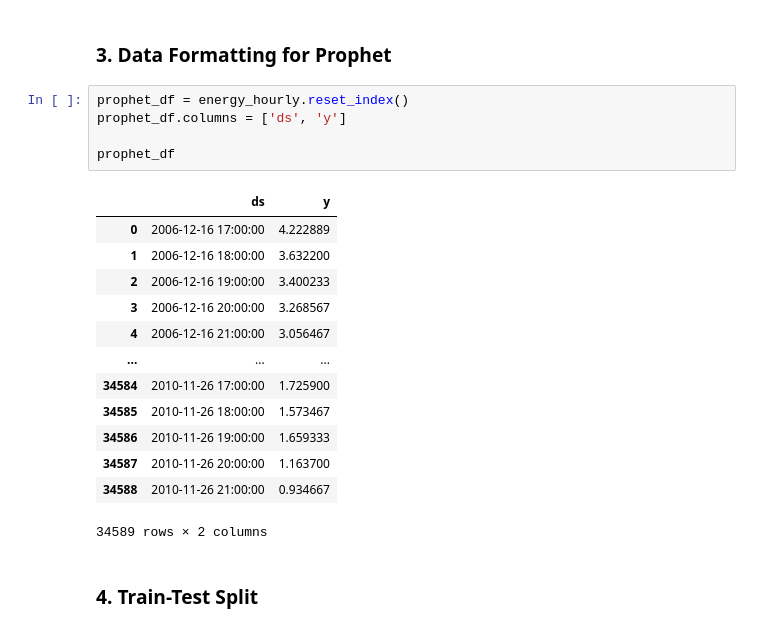
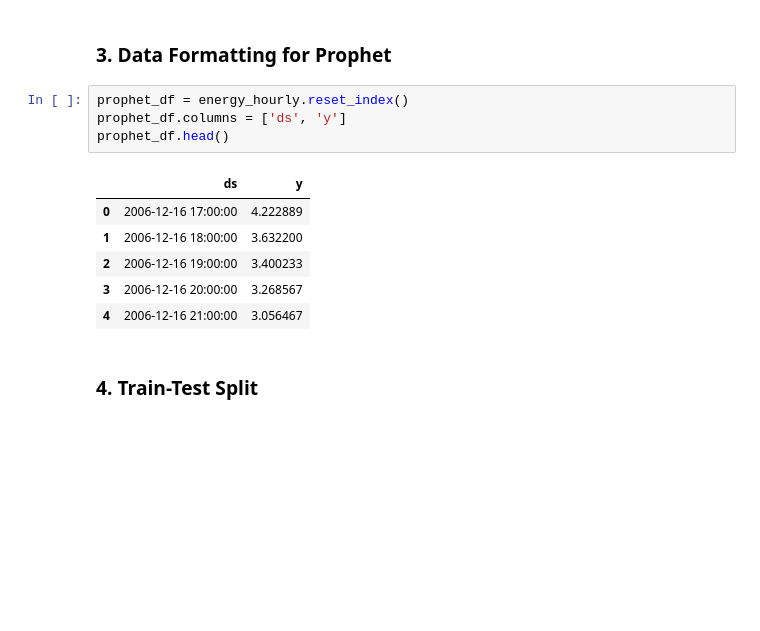
Before and after one commit to AaronShajan1097/energy-consumption-forecasting-timeseries, a Jupyter notebook: notebooks/04_prophet_model.ipynb, the cells around one changed output. Cells and saved outputs as stored; diff of their text form; blank space fills up the shorter version.

```diff
--- a/notebooks/04_prophet_model.ipynb
+++ b/notebooks/04_prophet_model.ipynb
@@ -25,22 +25,14 @@ energy_hourly.head()
 # %%
 prophet_df = energy_hourly.reset_index()
 prophet_df.columns = ['ds', 'y']
-
-prophet_df
+prophet_df.head()
 # %% [output]
 |  | ds | y |
 | 0 | 2006-12-16 17:00:00 | 4.222889 |
 | 1 | 2006-12-16 18:00:00 | 3.632200 |
 | 2 | 2006-12-16 19:00:00 | 3.400233 |
 | 3 | 2006-12-16 20:00:00 | 3.268567 |
 | 4 | 2006-12-16 21:00:00 | 3.056467 |
-| ... | ... | ... |
-| 34584 | 2010-11-26 17:00:00 | 1.725900 |
-| 34585 | 2010-11-26 18:00:00 | 1.573467 |
-| 34586 | 2010-11-26 19:00:00 | 1.659333 |
-| 34587 | 2010-11-26 20:00:00 | 1.163700 |
-| 34588 | 2010-11-26 21:00:00 | 0.934667 |
-34589 rows × 2 columns
 # %% [markdown]
 ### 4. Train-Test Split
 # %%
```
Also changed, not shown: parts of 10 cells of this notebook.
